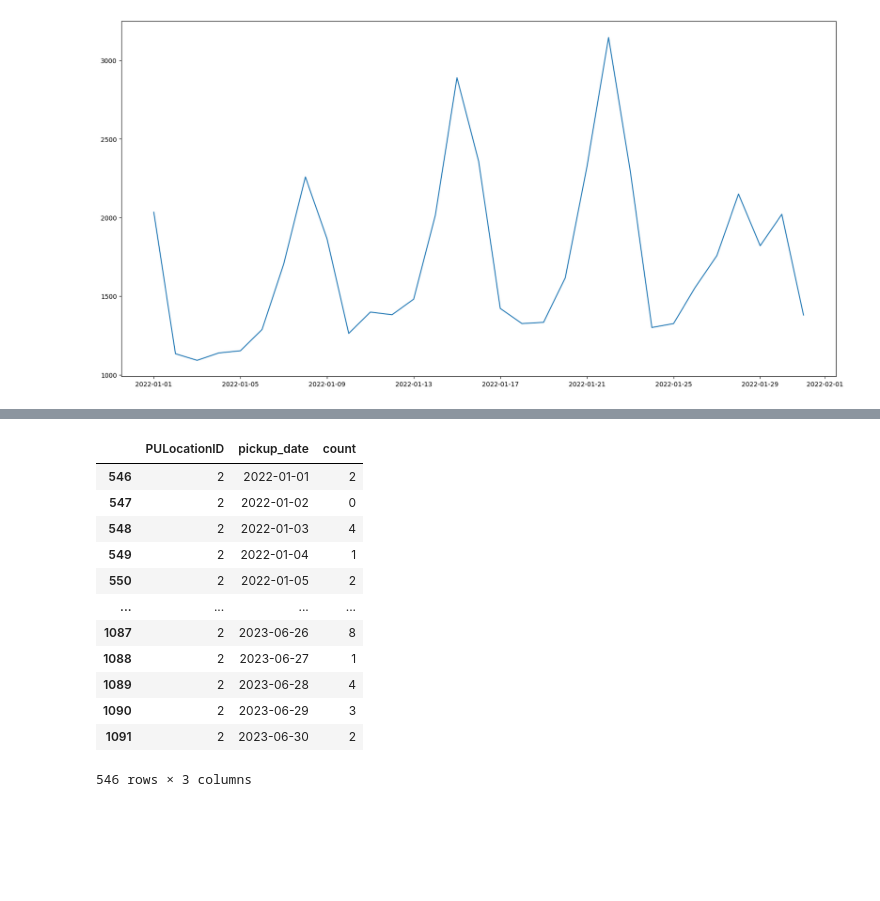
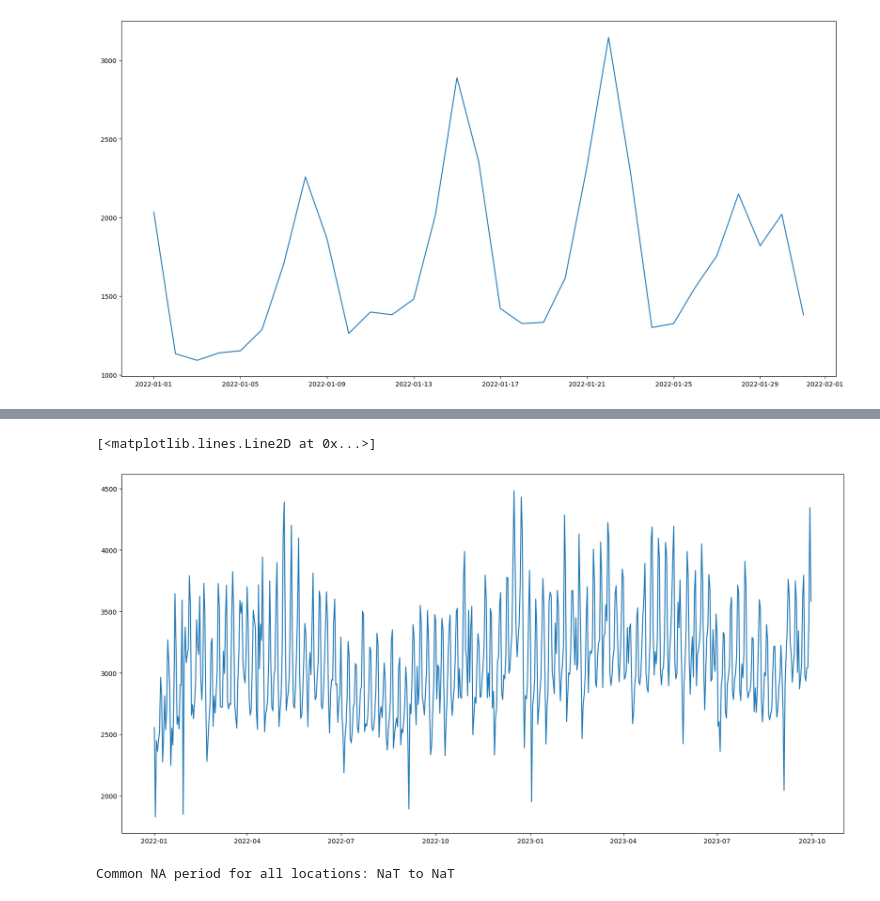
Before and after one commit to Blindshooter/tlc-nyc, a Jupyter notebook: notebooks/data_prep.ipynb, the cells around one changed output, grey strips where cells are left out. Cells and saved outputs as stored; diff of their text form; code cells hidden in the pictures; blank space fills up the shorter version.

```diff
--- a/notebooks/data_prep.ipynb
+++ b/notebooks/data_prep.ipynb
@@ -178,18 +185,0 @@ result.columns = ['PULocationID', 'pickup_date', 'count']
-# %%
-
-
-result[result['PULocationID']==2]
-# %% [output]
-|  | PULocationID | pickup_date | count |
-| 546 | 2 | 2022-01-01 | 2 |
-| 547 | 2 | 2022-01-02 | 0 |
-| 548 | 2 | 2022-01-03 | 4 |
-| 549 | 2 | 2022-01-04 | 1 |
-| 550 | 2 | 2022-01-05 | 2 |
-| ... | ... | ... | ... |
-| 1087 | 2 | 2023-06-26 | 8 |
-| 1088 | 2 | 2023-06-27 | 1 |
-| 1089 | 2 | 2023-06-28 | 4 |
-| 1090 | 2 | 2023-06-29 | 3 |
-| 1091 | 2 | 2023-06-30 | 2 |
-546 rows × 3 columns
@@ -197,0 +191,22 @@ result.to_csv('../data/processed/fhvhv_daily_counts.csv', index=False)
+# %%
+plt.figure(figsize=(20,10))
+plt.plot(result[result['PULocationID']==14]['pickup_date'], result[result['PULocationID']==14]['count'])
+# %% [output]
+[<matplotlib.lines.Line2D at 0x...>]
+[figure, added]
+# %%
+# Check if there are any time periods that have NaN values for all locations
+
+
+pivoted_df = result_with_na.pivot(index='pickup_date', columns='PULocationID', values='count')
+
+# Find dates where all locations have NaN values
+common_na_dates = pivoted_df[pivoted_df.isna().all(axis=1)]
+
+# Get the start and end date of the common NA period
+start_date = common_na_dates.index.min()
+end_date = common_na_dates.index.max()
+
+print("Common NA period for all locations:", start_date, "to", end_date)
+# %% [output]
+Common NA period for all locations: NaT to NaT
```
Also changed, not shown: parts of 8 cells of this notebook, 1 other file.
